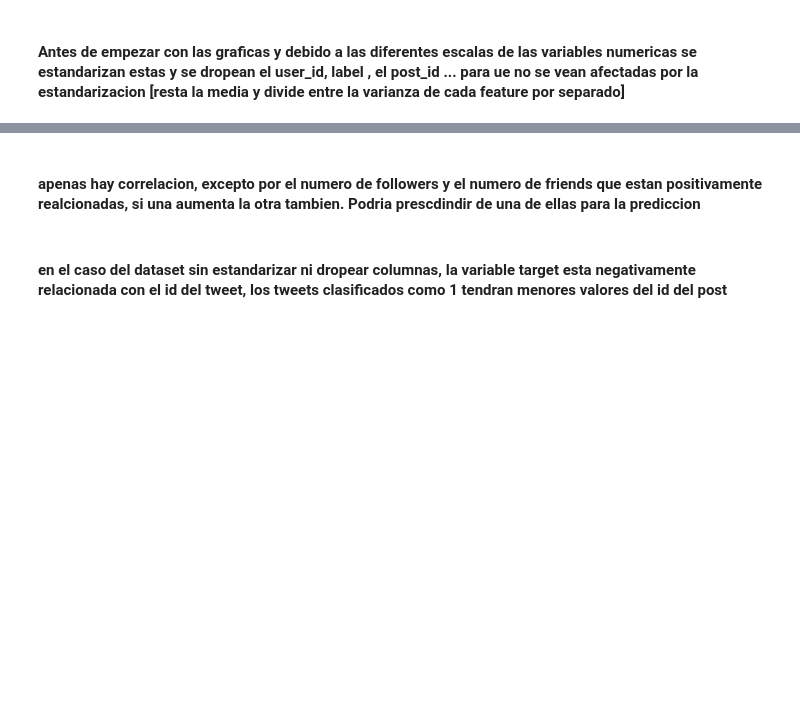
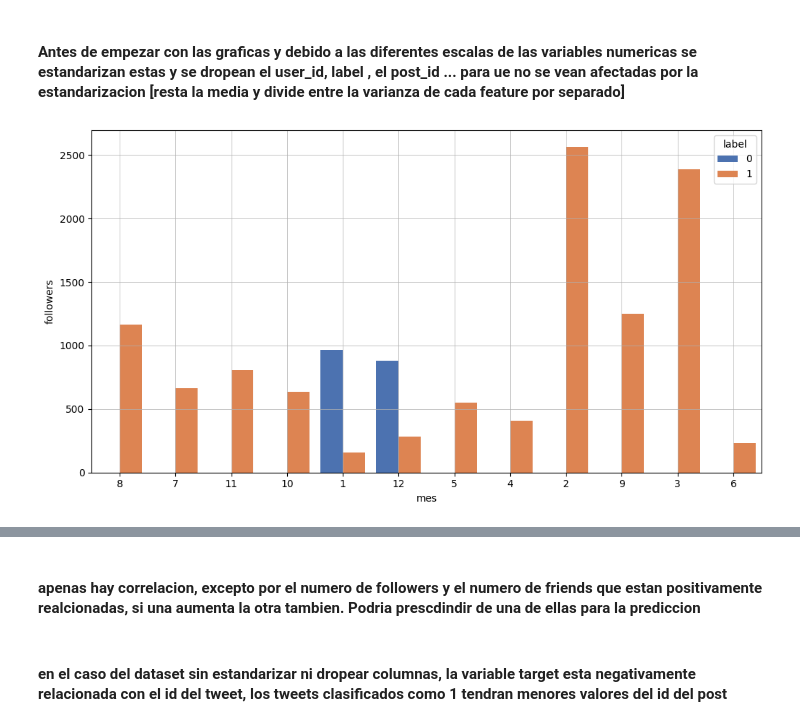
Before and after one commit to kokeitor/Twitter-Mental-Health-Classification, a Jupyter notebook: tw_classification_kaggle.ipynb, the cells around one changed output, grey strips where cells are left out. Cells and saved outputs as stored; diff of their text form; code cells hidden in the pictures; blank space fills up the shorter version.

```diff
--- a/tw_classification_kaggle.ipynb
+++ b/tw_classification_kaggle.ipynb
@@ -117,7 +115,7 @@ ruta_data_colab  = "/content/drive/MyDrive/NLP/data/data_tw.csv"
 ruta_data_local = "./data/data_tw.csv"
 ruta_data_kaggle = "/kaggle/input/data-tw/data_tw.csv"
 
-df = pd.read_csv(ruta_data_kaggle)
+df = pd.read_csv(ruta_data_local)
 df.drop(columns = 	'Unnamed: 0', inplace = True)
 # %%
 df.head()
@@ -233,16 +295,18 @@ tw_eda.plot_bar(
 # %%
 # Diagramas de barras combinados
 tw_eda.plot_combined_bar(
                                 layout = 'constrained',
                                 fig_x_size = 10,
                                 fig_cols = 1,
                                 value_feature =  'followers',
-                                target_feature = 'nombre_mes',
+                                target_feature = 'mes',
                                 max_categories = 10,
                                 divide_feature = "label",
                                 errorbar = None,
                                 estimator = np.mean, # Estimator puede ser un callable (es decir funcion) np.mean, np.sum o 'sum', ... funciones de numpy que se apliquen a un vector
                                                     # np.mean te hace la media de todo el vestor y te la plotea en el eje y
                                                     # np.sum te suma todo el vector y te lo plotea en el eje y
                                 color = 0,
                                 )
+# %% [output]
+[figure, added]
```
Also changed, not shown: parts of 58 cells of this notebook, 1 other file.
